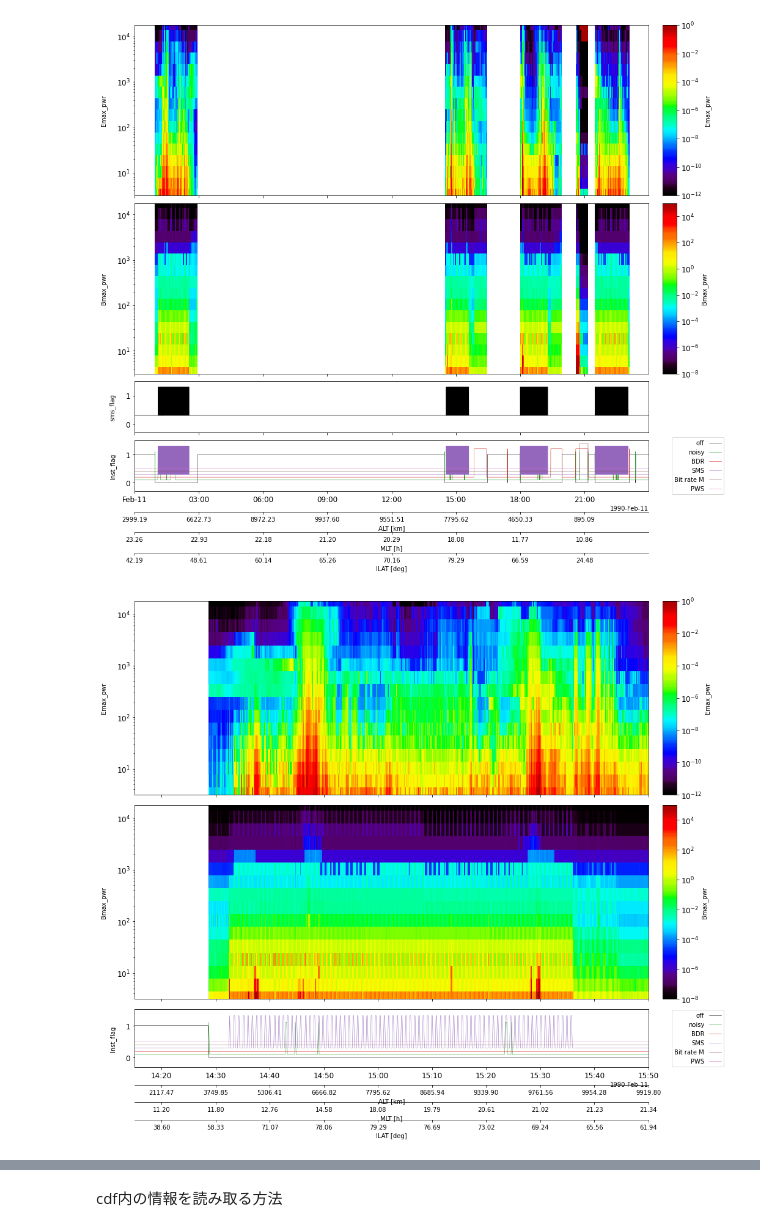
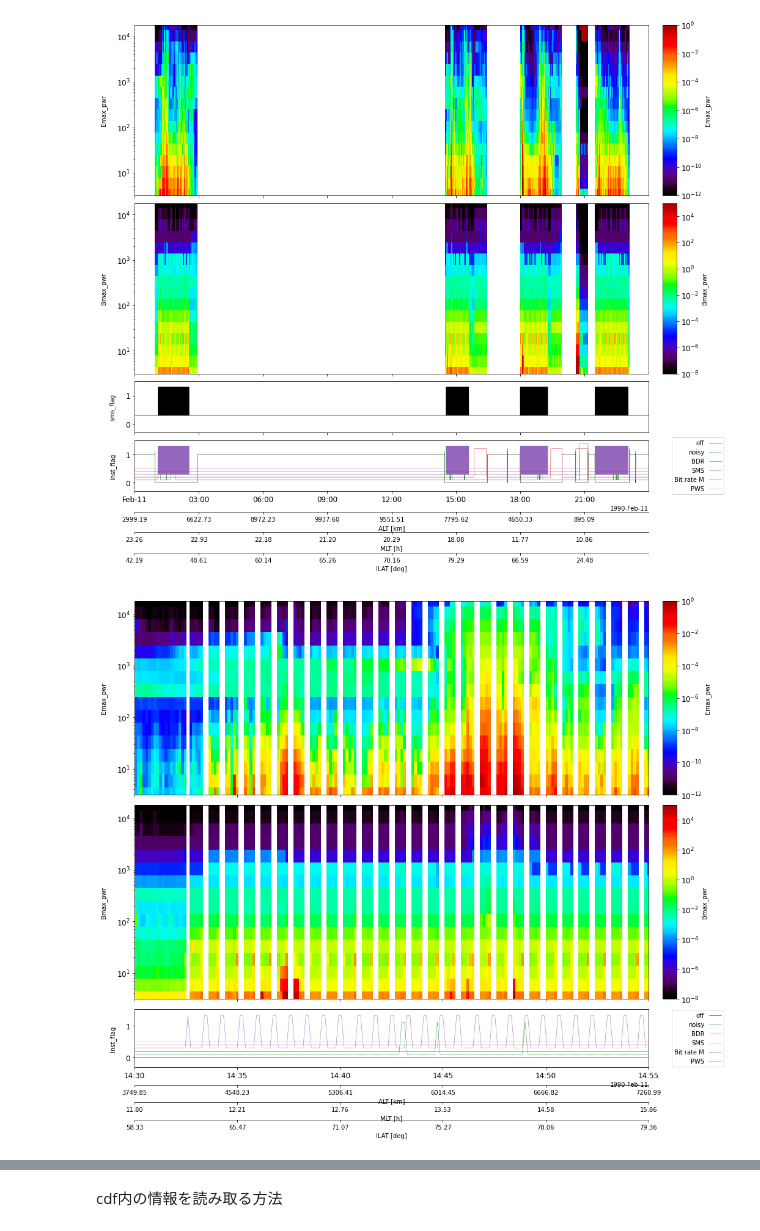
Before and after one commit to shuji-onosawa/Akebono_analysis_old, a Jupyter notebook: VLF_mca/Akebono_analysis.ipynb, the cells around one changed output, grey strips where cells are left out. Drawn from its saved outputs; the diff is of its cells as text; code cells hidden in the pictures.

```diff
--- a/VLF_mca/Akebono_analysis.ipynb
+++ b/VLF_mca/Akebono_analysis.ipynb
@@ -47,10 +47,10 @@ tinterpol (nearest) was applied to: MLT
 tinterpol (linear) was applied to: ALT
 [figure]
 # %%
-pytplot.tlimit([trange[0]+' 14:15:00', trange[0]+' 15:50:00'])
+pytplot.tlimit([trange[0]+' 14:30:00', trange[0]+' 14:55:00'])
 tplot(['Emax_pwr','Bmax_pwr', 'Inst_flag'],  var_label= ['ALT', 'MLT', 'ILAT'], xsize = 16, ysize = 20)
 # %% [output]
-[figure, old version]
+[figure, new version]
 # %%
 import load
 import pyspedas
```
Also changed, not shown: parts of 2 cells of this notebook, 1 other file.
